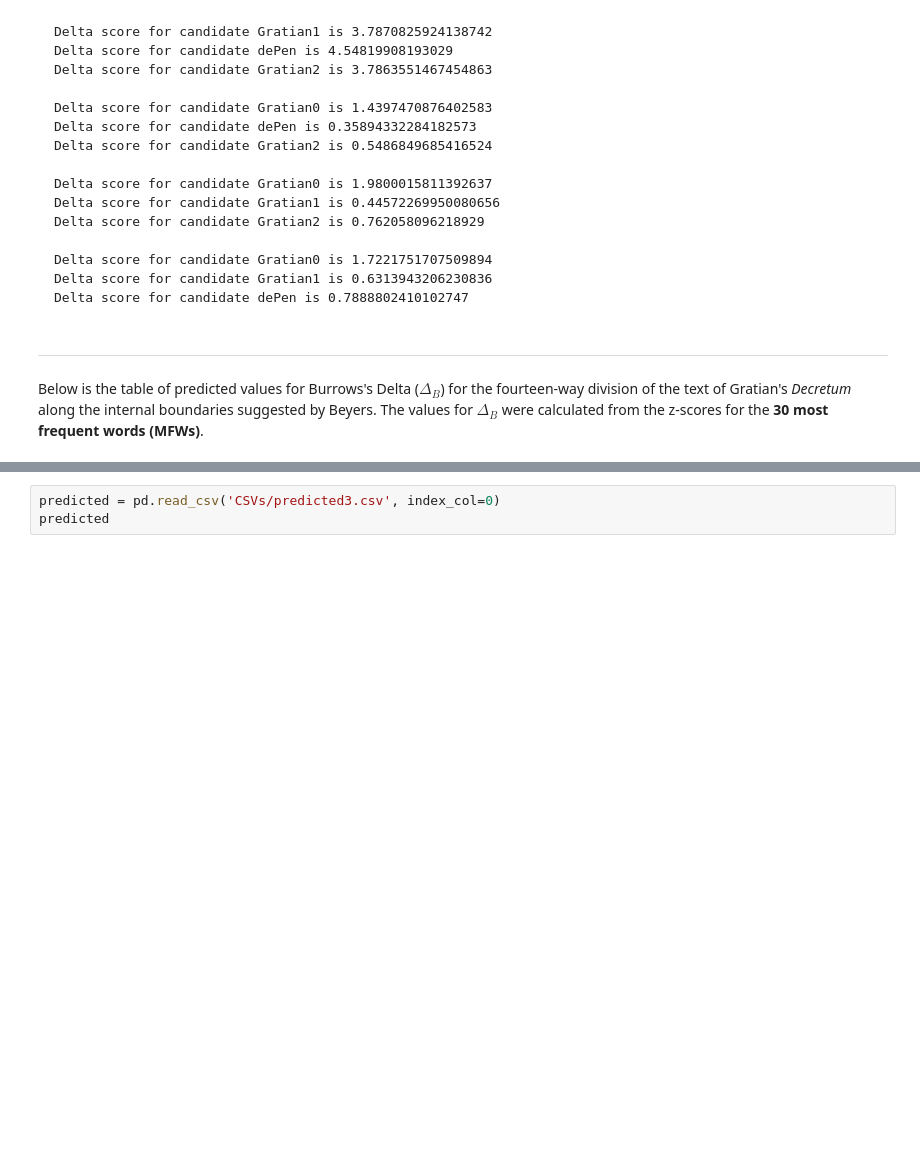
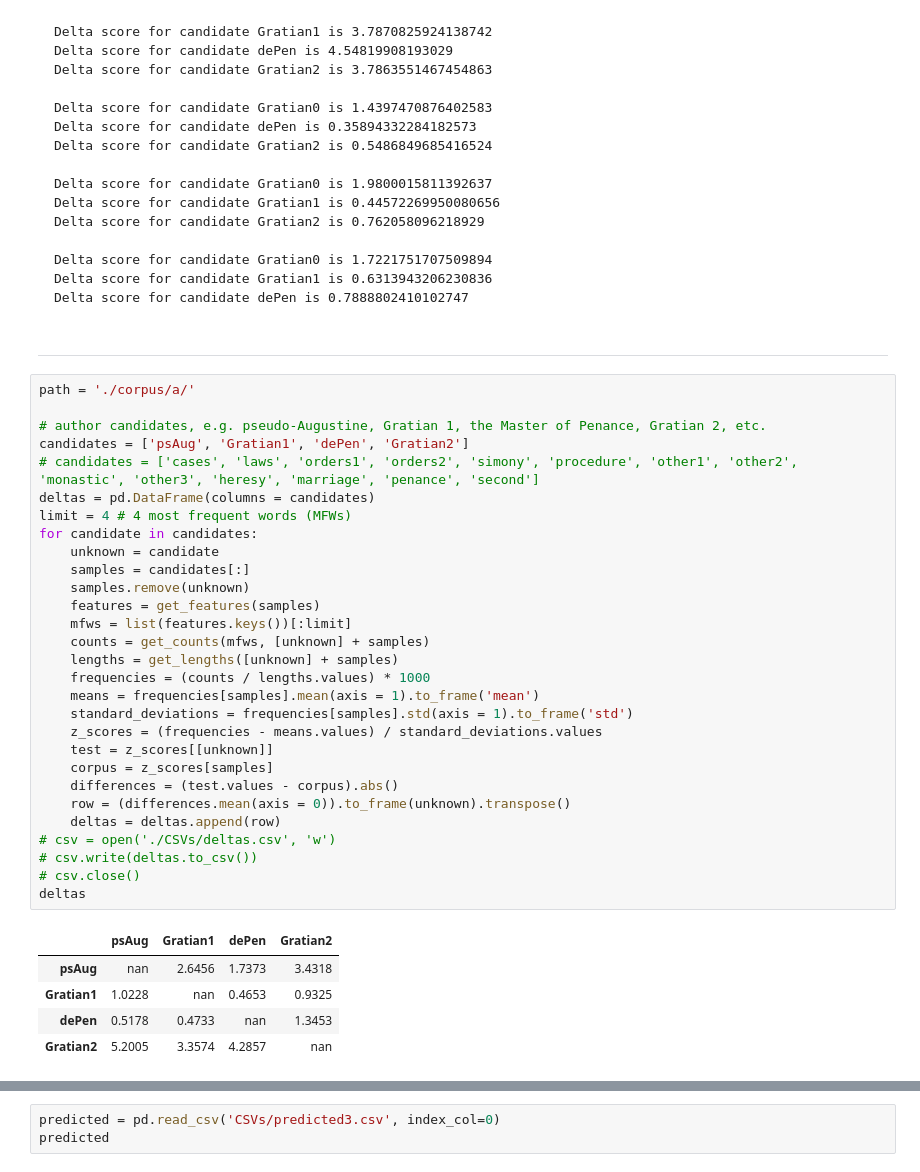
Before and after one commit to decretist/Dissertation, a Jupyter notebook: Notebooks/Burrows/Burrows3.ipynb, the cells around one changed output, grey strips where cells are left out. Drawn from its saved outputs; the diff is of its cells as text; blank space fills up the shorter version.

````diff
--- a/Notebooks/Burrows/Burrows3.ipynb
+++ b/Notebooks/Burrows/Burrows3.ipynb
@@ -205,5 +207,38 @@ Delta score for candidate dePen is 0.7888802410102747
 ```
 # %% [markdown]
 ---
-# %% [markdown]
-Below is the table of predicted values for Burrows's Delta ($\Delta_B$) for the fourteen-way division of the text of Gratian's *Decretum* along the internal boundaries suggested by Beyers. The values for $\Delta_B$ were calculated from the z-scores for the **30 most frequent words (MFWs)**.
+# %%
+path = './corpus/a/'
+
+# author candidates, e.g. pseudo-Augustine, Gratian 1, the Master of Penance, Gratian 2, etc.
+candidates = ['psAug', 'Gratian1', 'dePen', 'Gratian2']
+# candidates = ['cases', 'laws', 'orders1', 'orders2', 'simony', 'procedure', 'other1', 'other2', 'monastic', 'other3', 'heresy', 'marriage', 'penance', 'second']
+deltas = pd.DataFrame(columns = candidates)
+limit = 4 # 4 most frequent words (MFWs)
+for candidate in candidates:
+    unknown = candidate
+    samples = candidates[:]
+    samples.remove(unknown)
+    features = get_features(samples)
+    mfws = list(features.keys())[:limit]
+    counts = get_counts(mfws, [unknown] + samples)
+    lengths = get_lengths([unknown] + samples)
+    frequencies = (counts / lengths.values) * 1000
+    means = frequencies[samples].mean(axis = 1).to_frame('mean')
+    standard_deviations = frequencies[samples].std(axis = 1).to_frame('std')
+    z_scores = (frequencies - means.values) / standard_deviations.values
+    test = z_scores[[unknown]]
+    corpus = z_scores[samples]
+    differences = (test.values - corpus).abs()
+    row = (differences.mean(axis = 0)).to_frame(unknown).transpose()
+    deltas = deltas.append(row)
+# csv = open('./CSVs/deltas.csv', 'w')
+# csv.write(deltas.to_csv())
+# csv.close()
+deltas
+# %% [output]
+|  | psAug | Gratian1 | dePen | Gratian2 |
+| psAug | nan | 2.6456 | 1.7373 | 3.4318 |
+| Gratian1 | 1.0228 | nan | 0.4653 | 0.9325 |
+| dePen | 0.5178 | 0.4733 | nan | 1.3453 |
+| Gratian2 | 5.2005 | 3.3574 | 4.2857 | nan |
````
Also changed, not shown: parts of 5 cells of this notebook, 20 other files.
